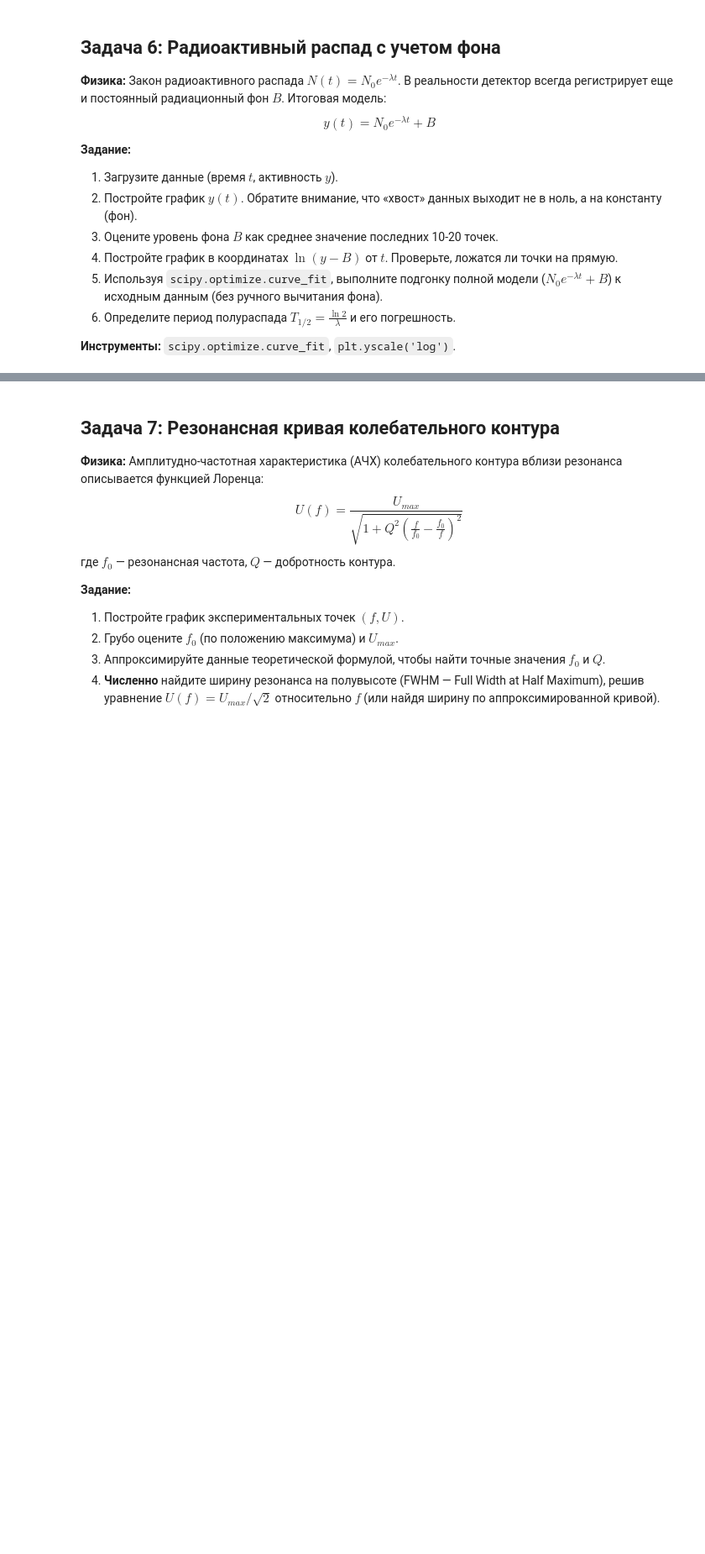
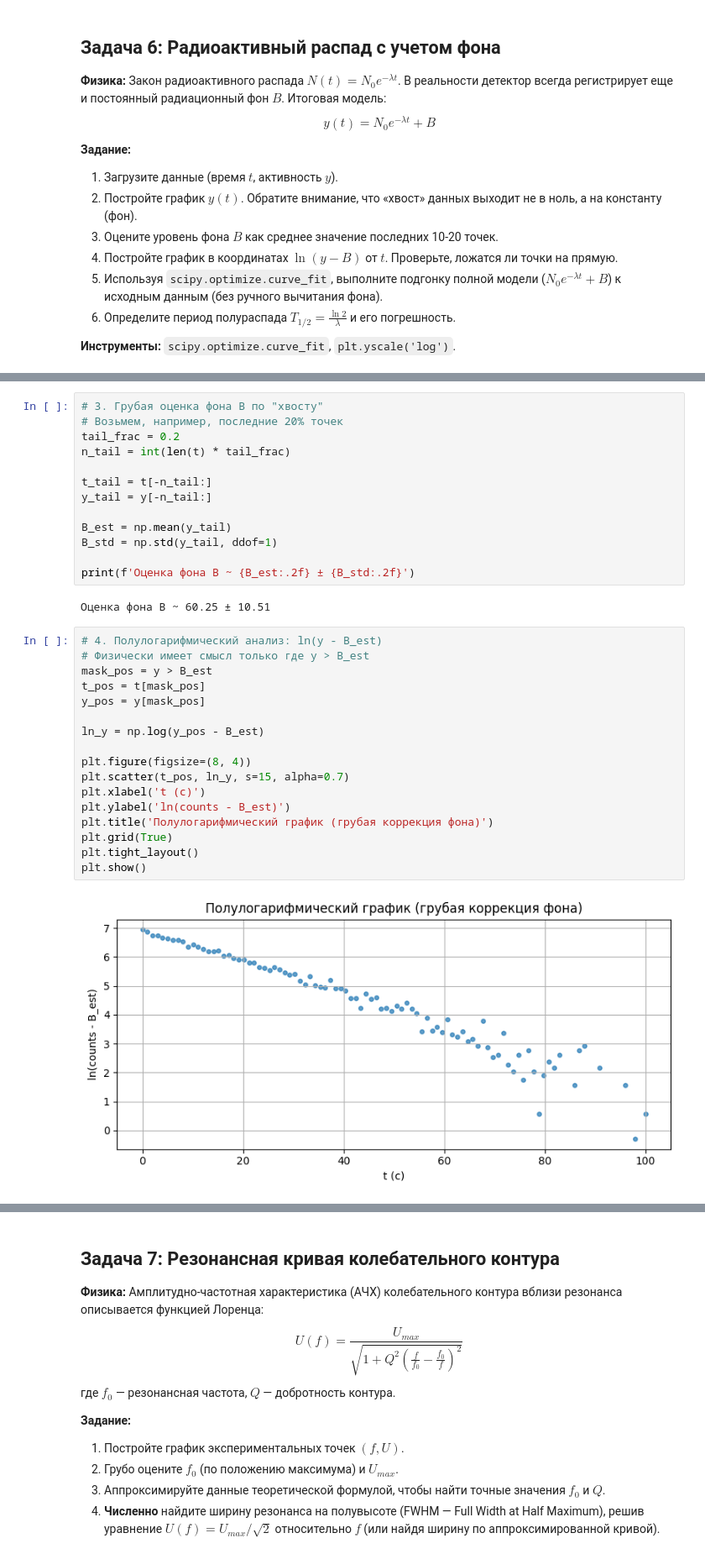
Before and after one commit to physteacherlab/qe_data_science, a Jupyter notebook: QE_DS_classwork_all.ipynb, the cells around one changed output, grey strips where cells are left out. Shown at 84% size. Saved outputs shown, nothing was run; the diff lists cells and outputs as text; blank space fills up the shorter version.

```diff
--- a/QE_DS_classwork_all.ipynb
+++ b/QE_DS_classwork_all.ipynb
@@ -82,0 +127,34 @@ $$ y(t) = N_0 e^{-\lambda t} + B $$
+# %%
+# 3. Грубая оценка фона B по "хвосту"
+# Возьмем, например, последние 20% точек
+tail_frac = 0.2
+n_tail = int(len(t) * tail_frac)
+
+t_tail = t[-n_tail:]
+y_tail = y[-n_tail:]
+
+B_est = np.mean(y_tail)
+B_std = np.std(y_tail, ddof=1)
+
+print(f'Оценка фона B ~ {B_est:.2f} ± {B_std:.2f}')
+# %% [output]
+Оценка фона B ~ 60.25 ± 10.51
+# %%
+# 4. Полулогарифмический анализ: ln(y - B_est)
+# Физически имеет смысл только где y > B_est
+mask_pos = y > B_est
+t_pos = t[mask_pos]
+y_pos = y[mask_pos]
+
+ln_y = np.log(y_pos - B_est)
+
+plt.figure(figsize=(8, 4))
+plt.scatter(t_pos, ln_y, s=15, alpha=0.7)
+plt.xlabel('t (с)')
+plt.ylabel('ln(counts - B_est)')
+plt.title('Полулогарифмический график (грубая коррекция фона)')
+plt.grid(True)
+plt.tight_layout()
+plt.show()
+# %% [output]
+[figure, added]
```
Also changed, not shown: parts of 16 cells of this notebook.
